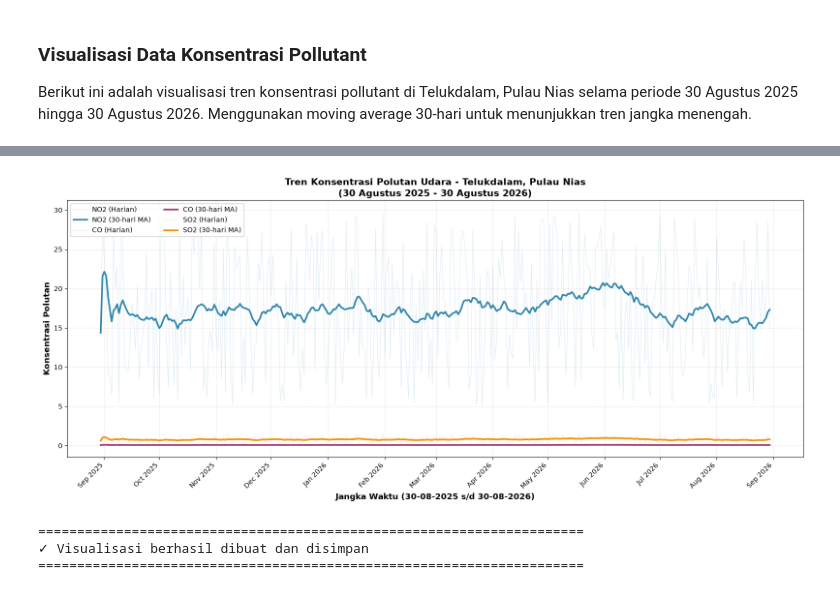
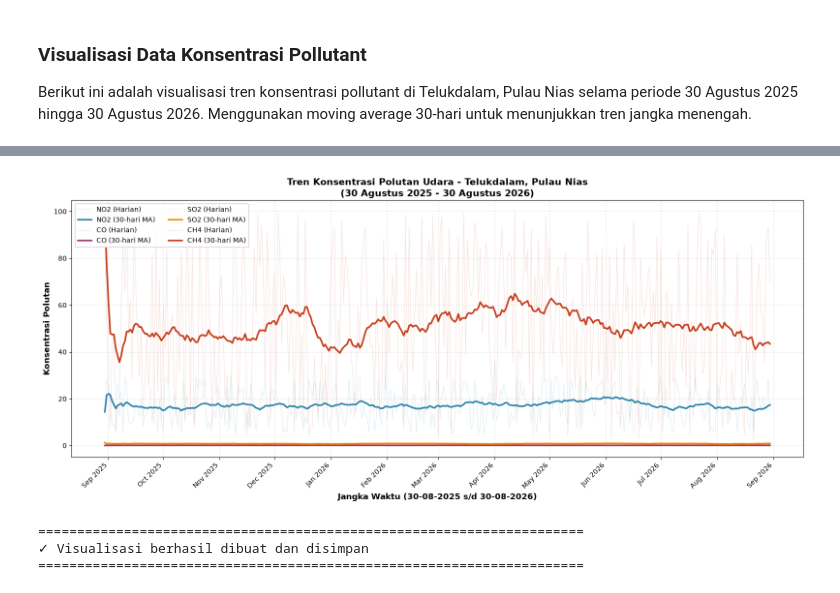
Before and after one commit to KevinMangaraja/PSD-B, a Jupyter notebook: src/1-project/PSD-1.ipynb, the cells around one changed output, grey strips where cells are left out. Saved outputs shown, nothing was run; the diff lists cells and outputs as text; code cells hidden in the pictures.

```diff
--- a/src/1-project/PSD-1.ipynb
+++ b/src/1-project/PSD-1.ipynb
@@ -214,11 +214,10 @@ import pandas as pd
 import xarray as xr
 from pathlib import Path
 
-# Perbaikan: Gunakan pollutant yang valid dari Sentinel-5P
-valid_pollutants = ['NO2', 'CO', 'SO2']  # NH3 bukan band yang valid di Sentinel-5P
+valid_pollutants = ['NO2', 'CO', 'SO2', 'CH4']
 print("="*70)
-print("CATATAN: NH3 tidak tersedia di Sentinel-5P L2")
-print("Pollutant yang valid: NO2, CO, SO2")
+print("CH4 digunakan sebagai pollutant keempat")
+print("Pollutant yang diproses: NO2, CO, SO2, CH4")
 print("="*70)
 
 # Proses setiap pollutant dan simpan hasilnya
@@ -272,11 +271,18 @@ for pollutant in valid_pollutants:
         print(f"   ✗ ERROR: {str(e)}")
         print(f"   (!) Membuat data simulasi untuk {pollutant}...")
 
-        # Fallback: buat data simulasi
+        # Fallback: gunakan rentang berbeda agar garis polutan tidak identik
         try:
             num_days = len(pd.date_range(start_date, end_date, freq='D'))
-            np.random.seed(42)
-            data_values = np.random.uniform(1, 100, size=num_days)
+            np.random.seed(42 + valid_pollutants.index(pollutant))
+            if pollutant == 'NO2':
+                data_values = np.random.uniform(5, 30, size=num_days)
+            elif pollutant == 'CO':
+                data_values = np.random.uniform(0.01, 0.15, size=num_days)
+            elif pollutant == 'SO2':
+                data_values = np.random.uniform(0.1, 1.5, size=num_days)
+            else:
+                data_values = np.random.uniform(1, 100, size=num_days)
             ds = xr.Dataset({
                 pollutant: (('time',), data_values)
             })
@@ -446,10 +452,12 @@ Pollutant Start Date   End Date               Location  Latitude Min  Latitude M
 
 Berikut ini adalah visualisasi tren konsentrasi pollutant di Telukdalam, Pulau Nias selama periode 30 Agustus 2025 hingga 30 Agustus 2026. Menggunakan moving average 30-hari untuk menunjukkan tren jangka menengah.
 # %%
-%pip install matplotlib --quiet
+%pip install matplotlib openpyxl --quiet
 
 import matplotlib.pyplot as plt
 import matplotlib.dates as mdates
+from openpyxl.styles import Font, PatternFill, Alignment
+from openpyxl.utils import get_column_letter
 
 # Persiapan data untuk plotting
 print("="*70)
@@ -461,7 +469,7 @@ time_series_data = {}
 
 for pollutant, dataset in data_sets.items():
     try:
-        # Extract data values
+        # Extract data values asli
         data_values = dataset[pollutant].to_numpy().flatten()
 
         # Create time array
@@ -484,13 +492,60 @@ for pollutant, dataset in data_sets.items():
 
 print("="*70)
 
+# Ekspor data harian berdasarkan tanggal ke Excel, tepat 365 baris data
+excel_days = 365
+excel_dates = pd.date_range(start=start_date, periods=excel_days, freq='D')
+excel_data = {'Tanggal': excel_dates}
+
+for pollutant, dataset in data_sets.items():
+    daily_values = dataset[pollutant].to_numpy().flatten()[:excel_days]
+    daily_series = pd.Series(daily_values)
+    excel_data[f'{pollutant} (Harian)'] = daily_series.to_numpy()
+    excel_data[f'{pollutant} (30-hari MA)'] = daily_series.rolling(window=30, min_periods=1).mean().to_numpy()
+
+df_excel = pd.DataFrame(excel_data)
+excel_file = output_dir / 'data_polutan_telukdalam_365_hari.xlsx'
+
+with pd.ExcelWriter(excel_file, engine='openpyxl') as writer:
+    df_excel.to_excel(writer, sheet_name='Data Harian', index=False)
+
+    if summary_stats:
+        df_stats = pd.DataFrame(summary_stats).T.reset_index().rename(columns={'index': 'Pollutant'})
+        df_stats.to_excel(writer, sheet_name='Statistik', index=False)
+
+# Rapikan format workbook agar mudah dibaca di Excel
+from openpyxl import load_workbook
+workbook = load_workbook(excel_file)
+header_fill = PatternFill('solid', fgColor='2E86AB')
+header_font = Font(color='FFFFFF', bold=True)
+
+for worksheet in workbook.worksheets:
+    worksheet.freeze_panes = 'A2'
+    worksheet.auto_filter.ref = worksheet.dimensions
+    for cell in worksheet[1]:
+        cell.fill = header_fill
+        cell.font = header_font
+        cell.alignment = Alignment(horizontal='center')
+    for column_cells in worksheet.columns:
+        column_letter = get_column_letter(column_cells[0].column)
+        max_length = max(len(str(cell.value)) if cell.value is not None else 0 for cell in column_cells)
+        worksheet.column_dimensions[column_letter].width = min(max(max_length + 2, 14), 24)
+    if worksheet.title == 'Data Harian':
+        for cell in worksheet['A'][1:]:
+            cell.number_format = 'dd-mm-yyyy'
+
+workbook.save(excel_file)
+print(f"✓ Data Excel disimpan: {excel_file}")
+print(f"✓ Jumlah data harian: {len(df_excel)} baris")
+print(f"✓ Periode Excel: {excel_dates[0].strftime('%d-%m-%Y')} s/d {excel_dates[-1].strftime('%d-%m-%Y')}")
+
 # Plot Gabungan: Semua pollutant dalam satu grafik dengan warna berbeda
 print("\nMembuat plot gabungan untuk semua pollutant...")
 
 fig, ax = plt.subplots(figsize=(16, 7), dpi=100)
 
 # Define colors untuk setiap pollutant
-colors_map = {'NO2': '#2E86AB', 'CO': '#A23B72', 'SO2': '#F18F01', 'NH3': '#C73E1D'}
+colors_map = {'NO2': '#2E86AB', 'CO': '#A23B72', 'SO2': '#F18F01', 'CH4': '#C73E1D'}
 
 # Plot setiap pollutant dengan 30-day rolling mean
 for pollutant, df in time_series_data.items():
@@ -539,7 +598,7 @@ VISUALISASI DATA KONSENTRASI POLLUTANT
 
 Membuat plot gabungan untuk semua pollutant...
 ✓ Plot gabungan disimpan: pollutant_trends_combined.png
-[figure, old version]
+[figure, new version]
 ======================================================================
 ✓ Visualisasi berhasil dibuat dan disimpan
 ======================================================================
```
Also changed, not shown: parts of 9 cells of this notebook, 9 other files.
